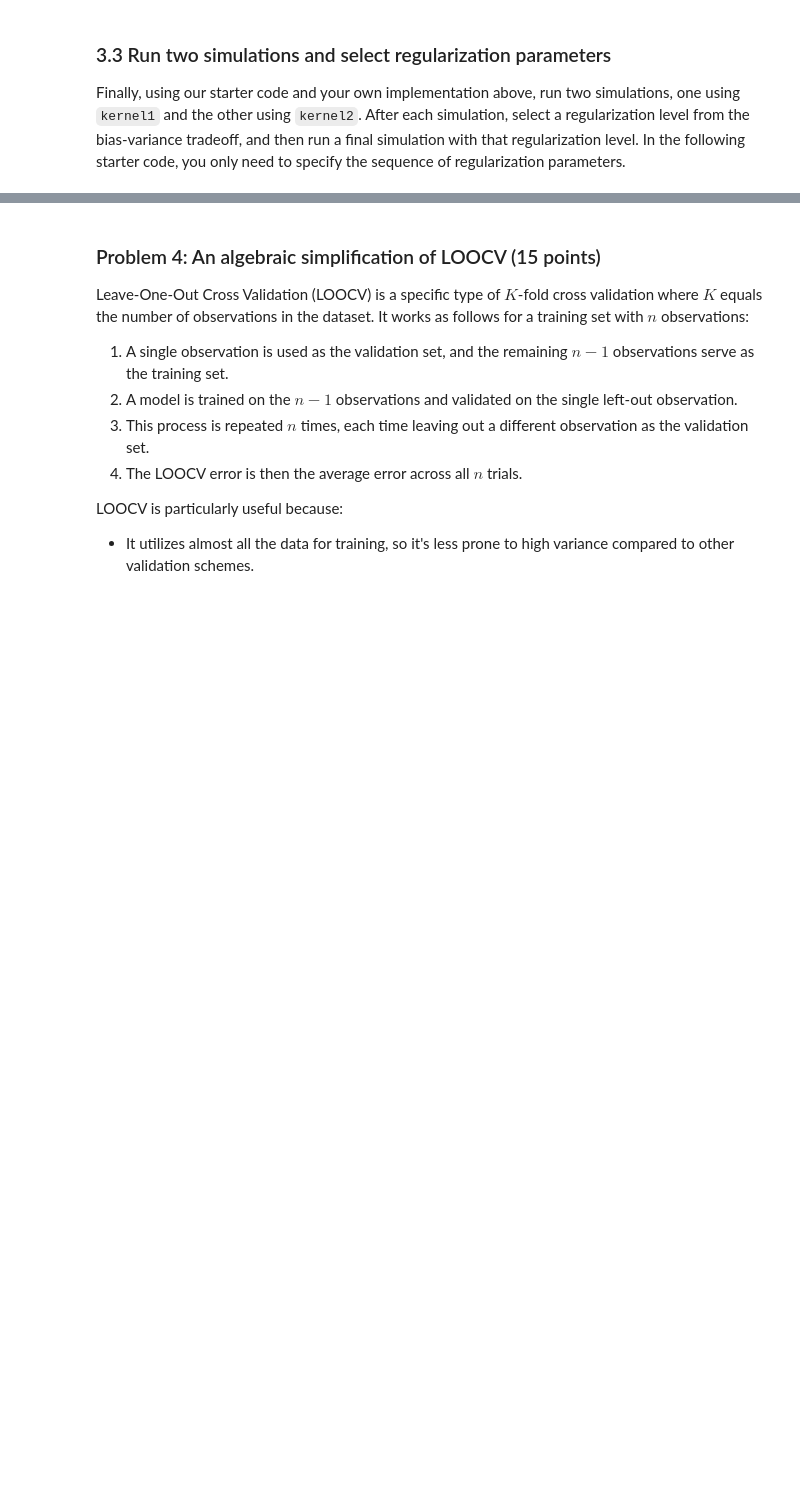
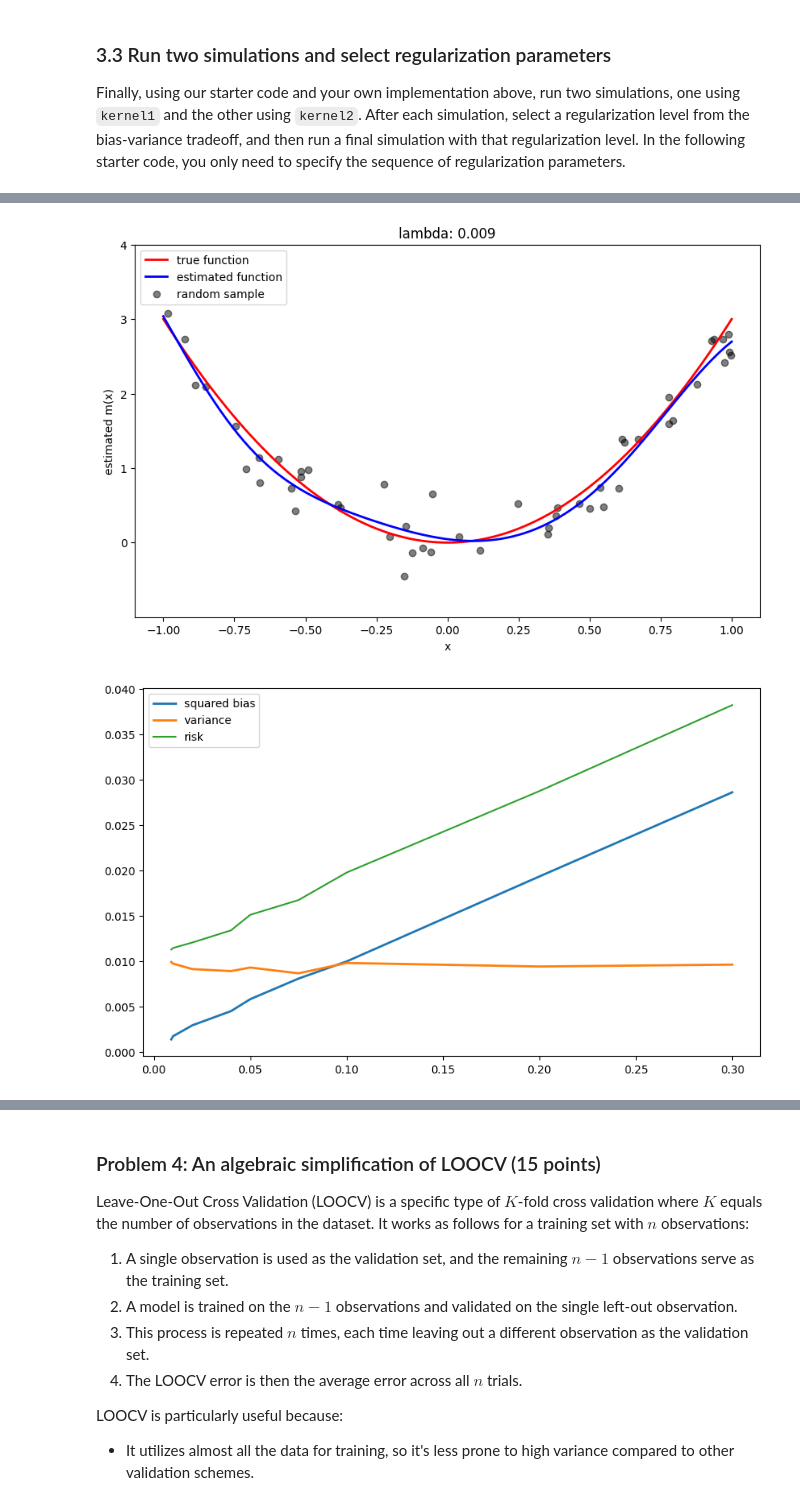
Before and after one commit to wdweng/iml, a Jupyter notebook: assignments/assn1/assn1.ipynb, the cells around one changed output, grey strips where cells are left out. Saved outputs shown, nothing was run; the diff lists cells and outputs as text; code cells hidden in the pictures; blank space fills up the shorter version.

```diff
--- a/assignments/assn1/assn1.ipynb
+++ b/assignments/assn1/assn1.ipynb
@@ -336,3 +340,6 @@ run_simulation(kernel1, [lambda_hat], show_bias_variance=False)
 # %%
-lmbdas = np.linspace(0, 1, 100)
+lmbdas = [.3, .2, .1, .075, .05, .04, .02, .01, .009]
 run_simulation(kernel2, lmbdas)
+# %% [output]
+[figure, added]
+[figure, added]
```
Also changed, not shown: parts of 4 cells of this notebook.
